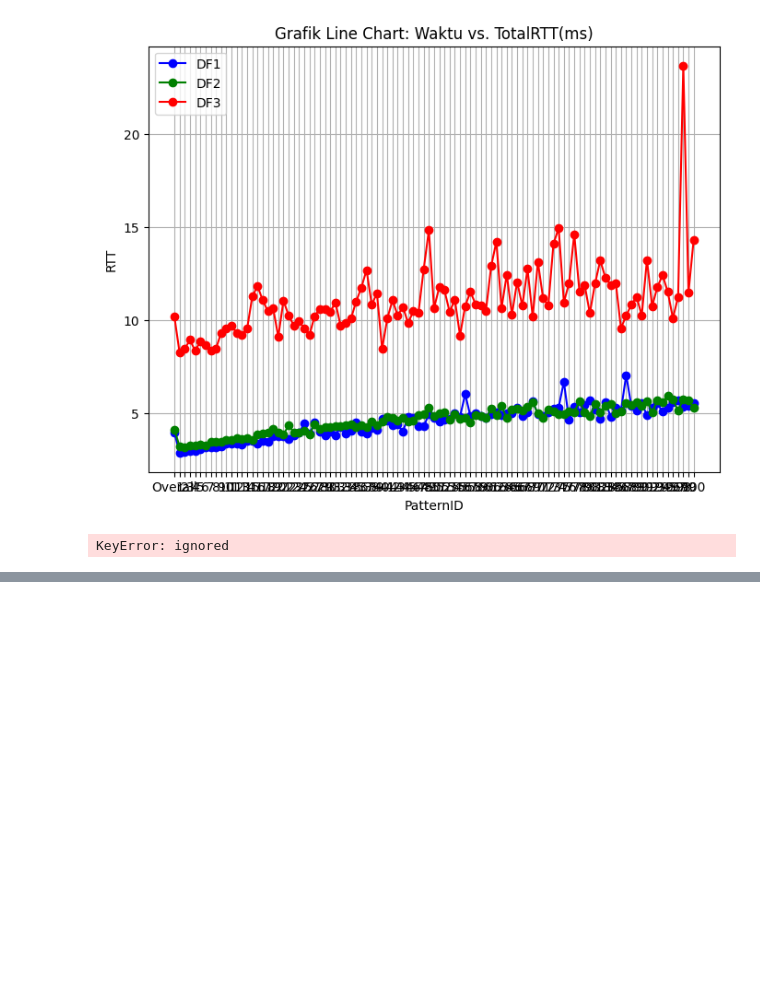
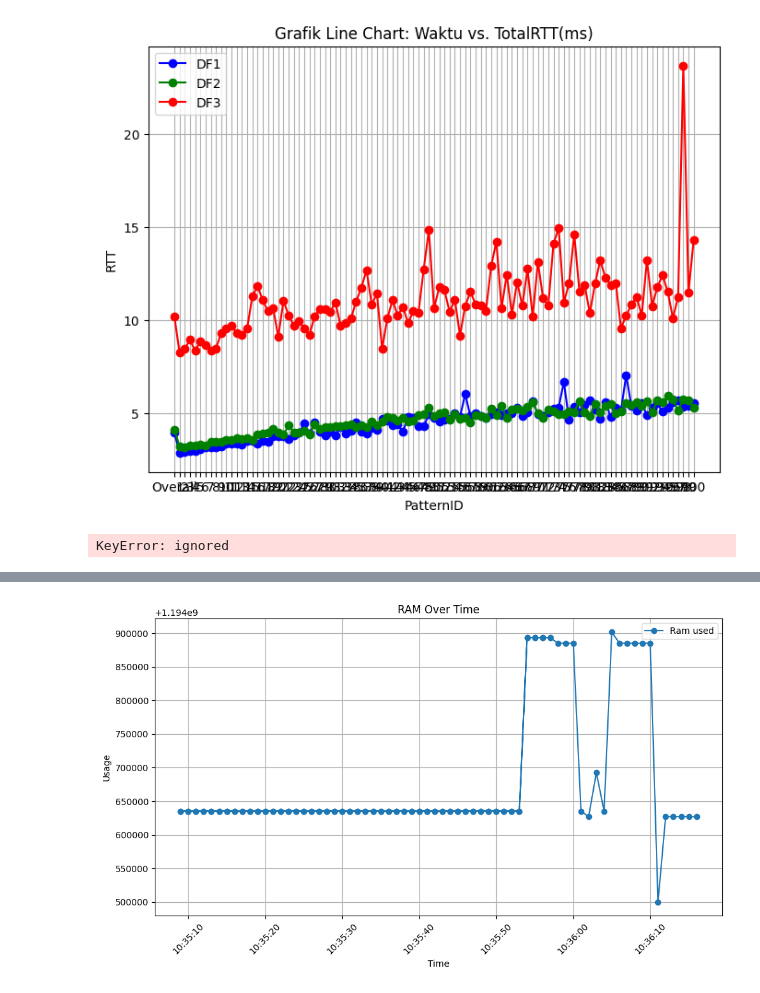
Before and after one commit to agnislur/ndn_project, a Jupyter notebook: OlahData.ipynb, the cells around one changed output, grey strips where cells are left out. Saved outputs shown, nothing was run; the diff lists cells and outputs as text; code cells hidden in the pictures; blank space fills up the shorter version.

```diff
--- a/OlahData.ipynb
+++ b/OlahData.ipynb
@@ -1177,0 +1259,25 @@ plt.show()
+# %%
+sys33r2=pd.read_csv("skenario3-3 (1).csv", index_col=False)
+sys33r2.dropna(subset=['CPU used'], inplace=True)
+sys33r2['Time'] = pd.to_datetime(sys33r2['Time'])
+
+# Membuat plot line untuk kolom 'CPU used' dan 'Ram used'
+plt.figure(figsize=(10, 6))
+#plt.plot(sys31r2['Time'], sys31r2['CPU used'], label='CPU used', marker='o')
+plt.plot(sys33r2['Time'], sys33r2[' RAM used'], label='Ram used', marker='o')
+
+# Menambahkan label dan judul
+plt.xlabel('Time')
+plt.ylabel('Usage')
+plt.title('RAM Over Time')
+
+# Menambahkan legenda
+plt.legend()
+
+# Menampilkan grafik
+plt.grid(True)
+plt.xticks(rotation=45)  # Memutar label sumbu x agar lebih terbaca
+plt.tight_layout()
+plt.show()
+# %% [output]
+[figure, added]
```
Also changed, not shown: parts of 5 cells of this notebook.
